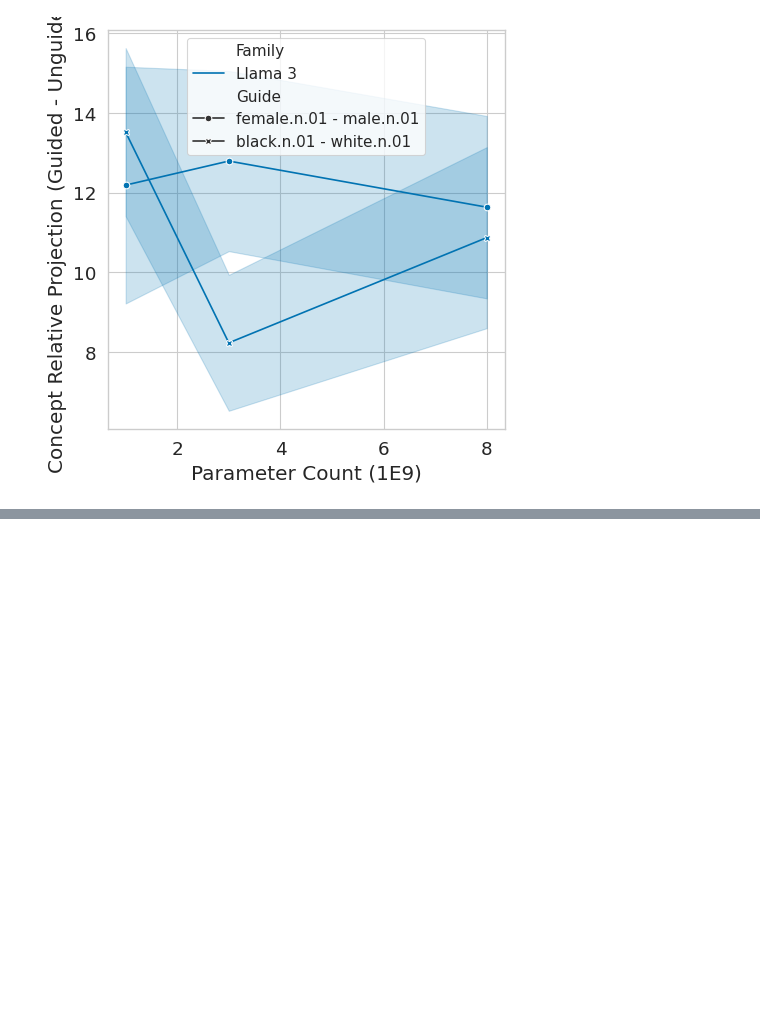
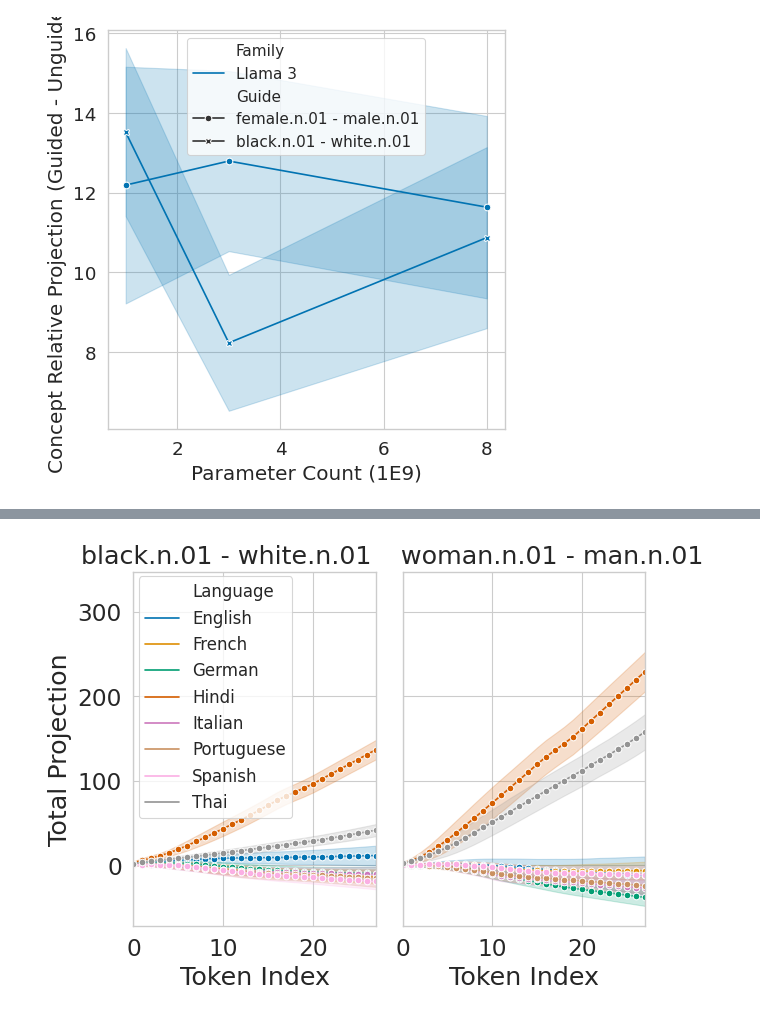
Before and after one commit to phvv-me/frame-representation-hypothesis, a Jupyter notebook: plotting.ipynb, the cells around one changed output, grey strips where cells are left out. Saved outputs shown, nothing was run; the diff lists cells and outputs as text; code cells hidden in the pictures; blank space fills up the shorter version.

```diff
--- a/plotting.ipynb
+++ b/plotting.ipynb
@@ -108,0 +63,64 @@ plt.savefig("resources/07_guided_generation_language_ablation.png", dpi=400, bbo
+# %%
+import matplotlib.pyplot as plt
+import numpy as np
+import pandas as pd
+import seaborn as sns
+
+sns.set_style("whitegrid")
+sns.set_context("paper", font_scale=1.9)
+
+df = pd.concat([
+    pd.read_pickle("resources/07_guided_generation_language_ablation_black_white.pkl").assign(concept="black.n.01 - white.n.01"),
+    pd.read_pickle("resources/07_guided_generation_language_ablation_woman_man.pkl").assign(concept="woman.n.01 - man.n.01")
+])
+df.columns = [s.title() for s in df.columns]
+
+x = df.columns[0]
+y = df.columns[1]
+hue = df.columns[2]
+style = df.columns[3]
+concept_col = 'Concept'
+
+# Create a figure with two subplots side by side, but with adjusted aspect ratio
+fig, axes = plt.subplots(1, 2, figsize=(8, 5), sharey=True)
+
+# Get unique concepts
+concepts = df[concept_col].unique()
+
+# Plot each concept in its own subplot
+space = "       "
+for i, concept in enumerate(concepts):
+    concept_data = df[df[concept_col] == concept]
+
+    sns.lineplot(
+        data=concept_data,
+        x=x,
+        y=y,
+        hue=hue,
+        style=style,
+        markers=True,
+        dashes=False,
+        errorbar=("sd", 1),
+        palette="colorblind",
+        ax=axes[i]
+    )
+
+    axes[i].set_xlim(0, concept_data.groupby(hue)[x].max().min())
+    axes[i].set_title(concept + space if i == 0 else space + concept)
+
+    # Only keep ylabel for the first subplot
+    if i > 0:
+        axes[i].set_ylabel('')
+
+    # Remove legend from all subplots (we'll create a common one)
+    axes[i].get_legend().remove()
+
+# Create a legend to the right of the subplots
+handles, labels = axes[0].get_legend_handles_labels()
+fig.legend(handles[:-2], labels[:-2], loc='center right', bbox_to_anchor=(0.35, 0.64), fontsize=12)
+
+plt.tight_layout()
+plt.subplots_adjust(right=0.78)  # Make room for the legend on the right
+plt.savefig("resources/07_guided_generation_language_ablation_subplots.pdf", dpi=400, bbox_inches="tight")
+# %% [output]
+[figure, added]
```
Also changed, not shown: parts of 3 cells of this notebook, 13 other files.
